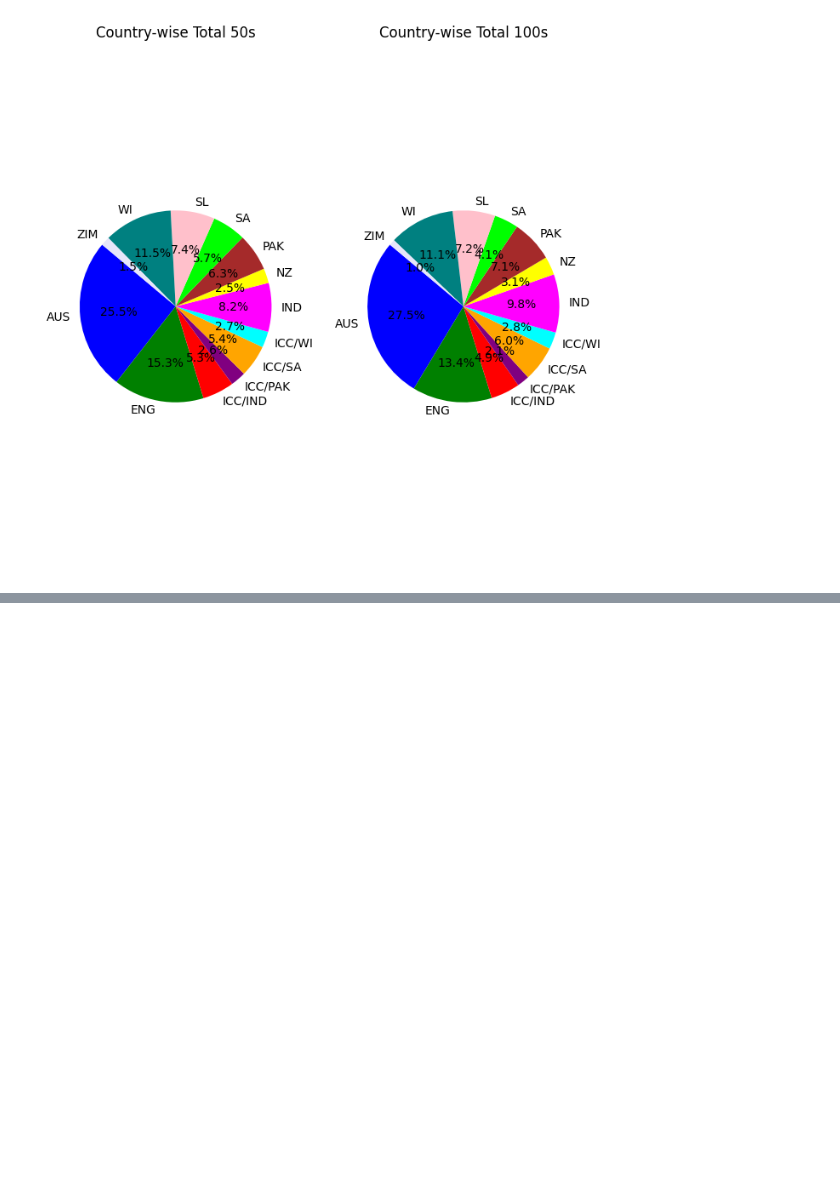
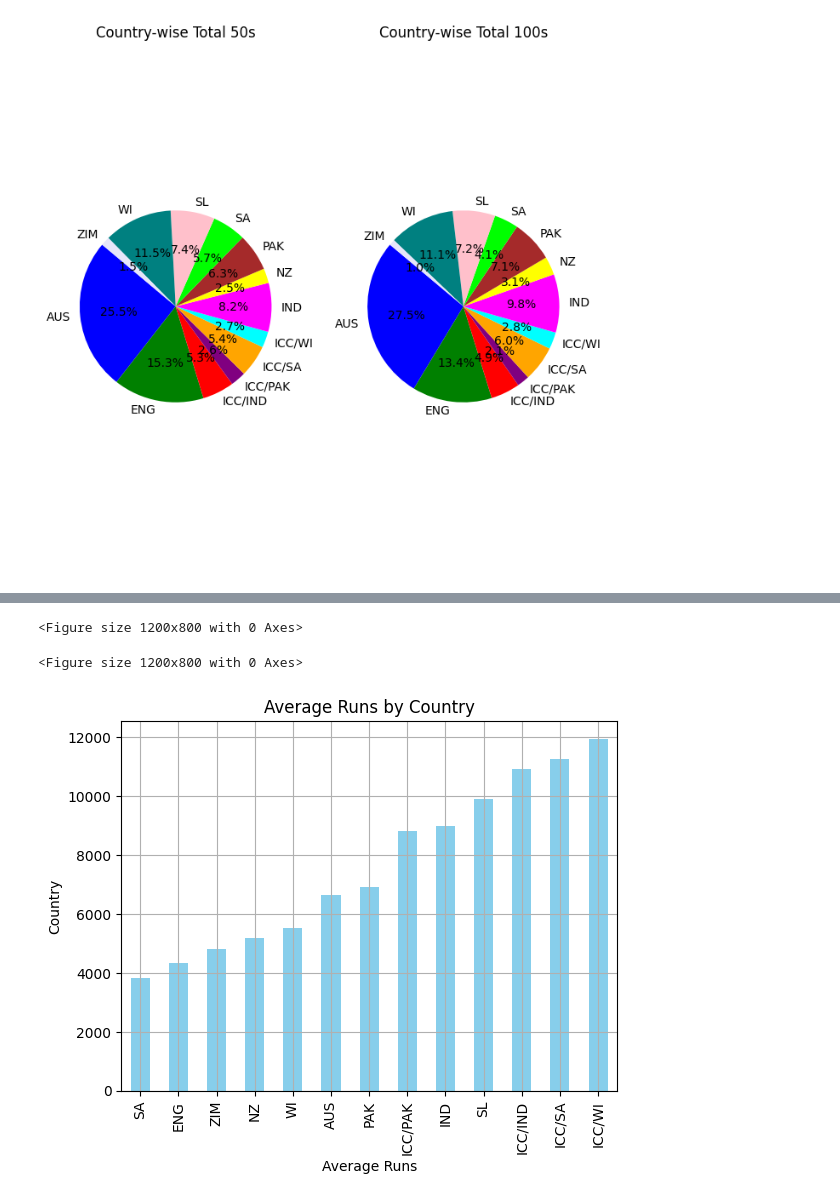
Before and after one commit to Udhay2898/Statistical-Insights-into-Test-Cricket-Performance, a Jupyter notebook: ICC_Test_Stats.ipynb, the cells around one changed output, grey strips where cells are left out. Drawn from its saved outputs; the diff is of its cells as text; code cells hidden in the pictures; blank space fills up the shorter version.

```diff
--- a/ICC_Test_Stats.ipynb
+++ b/ICC_Test_Stats.ipynb
@@ -428,0 +447,16 @@ plt.show()
+# %%
+# Average runs by country
+average_runs_by_country = df.groupby('Country')['Runs'].mean().sort_values()
+plt.figure(figsize=(12, 8))
+# %% [output]
+<Figure size 1200x800 with 0 Axes>
+<Figure size 1200x800 with 0 Axes>
+# %%
+average_runs_by_country.plot(kind='bar', color='skyblue')
+plt.title('Average Runs by Country')
+plt.xlabel('Average Runs')
+plt.ylabel('Country')
+plt.grid(True)
+plt.show()
+# %% [output]
+[figure, added]
```
Also changed, not shown: parts of 5 cells of this notebook.
